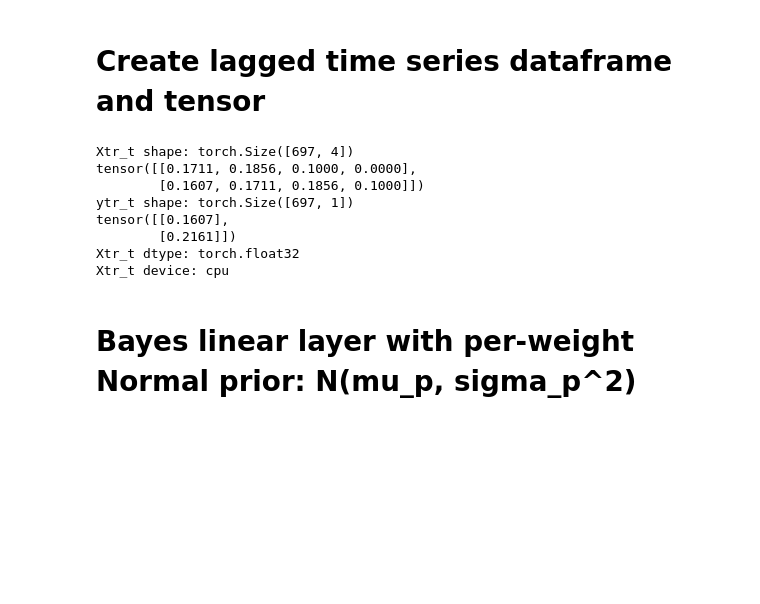
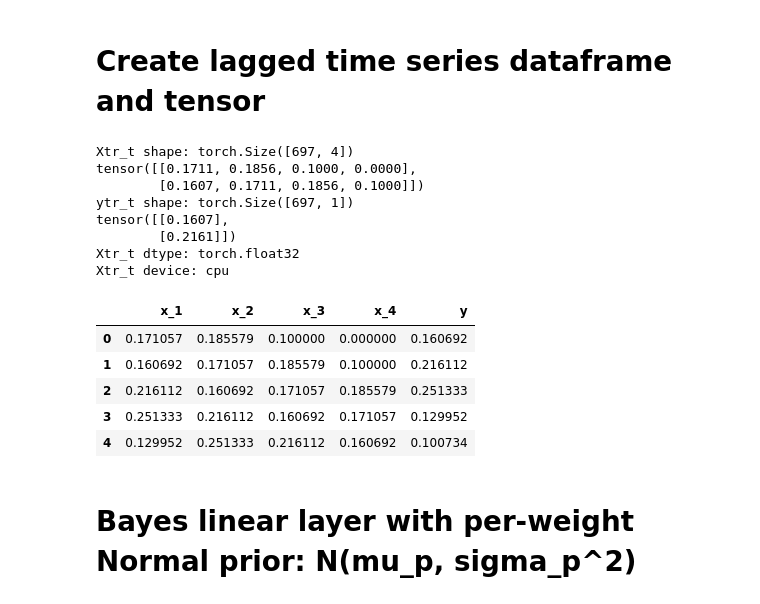
Before and after one commit to LiYuan199701/TimeSeries, a Jupyter notebook: Informative_Prior_Bayes_NAR.ipynb, the cells around one changed output. Cells and saved outputs as stored; diff of their text form; code cells hidden in the pictures; blank space fills up the shorter version.

```diff
--- a/Informative_Prior_Bayes_NAR.ipynb
+++ b/Informative_Prior_Bayes_NAR.ipynb
@@ -67,33 +72,44 @@ idx_tr  = slice(0, n_train)
 idx_va  = slice(n_train, n_train+n_val)
 idx_te  = slice(n_train+n_val, N)
 
 Xtr, ytr = X[idx_tr], y[idx_tr]
 Xva, yva = X[idx_va], y[idx_va]
 Xte, yte = X[idx_te], y[idx_te]
 
 Xtr_t = torch.tensor(Xtr, dtype=torch.float32, device=device)
 ytr_t = torch.tensor(ytr, dtype=torch.float32, device=device).unsqueeze(1)
 Xva_t = torch.tensor(Xva, dtype=torch.float32, device=device)
 yva_t = torch.tensor(yva, dtype=torch.float32, device=device).unsqueeze(1)
 Xte_t = torch.tensor(Xte, dtype=torch.float32, device=device)
 yte_t = torch.tensor(yte, dtype=torch.float32, device=device).unsqueeze(1)
 
 # print shape and Xtr_t
 print("Xtr_t shape:", Xtr_t.shape)
 print(Xtr_t[:2])
 print("ytr_t shape:", ytr_t.shape)
 print(ytr_t[:2])
 print("Xtr_t dtype:", Xtr_t.dtype)
 print("Xtr_t device:", Xtr_t.device)
+
+# form Xtr, ytr into a dataframe
+df = pd.DataFrame(Xtr, columns=[f"x_{i}" for i in range(1, d+1)])
+df["y"] = ytr
+df.head()
 # %% [output]
 Xtr_t shape: torch.Size([697, 4])
 tensor([[0.1711, 0.1856, 0.1000, 0.0000],
         [0.1607, 0.1711, 0.1856, 0.1000]])
 ytr_t shape: torch.Size([697, 1])
 tensor([[0.1607],
         [0.2161]])
 Xtr_t dtype: torch.float32
 Xtr_t device: cpu
+|  | x_1 | x_2 | x_3 | x_4 | y |
+| 0 | 0.171057 | 0.185579 | 0.100000 | 0.000000 | 0.160692 |
+| 1 | 0.160692 | 0.171057 | 0.185579 | 0.100000 | 0.216112 |
+| 2 | 0.216112 | 0.160692 | 0.171057 | 0.185579 | 0.251333 |
+| 3 | 0.251333 | 0.216112 | 0.160692 | 0.171057 | 0.129952 |
+| 4 | 0.129952 | 0.251333 | 0.216112 | 0.160692 | 0.100734 |
 # %% [markdown]
 # Bayes linear layer with per-weight Normal prior: N(mu_p, sigma_p^2)
 # %%
```
Also changed, not shown: parts of 8 cells of this notebook.
